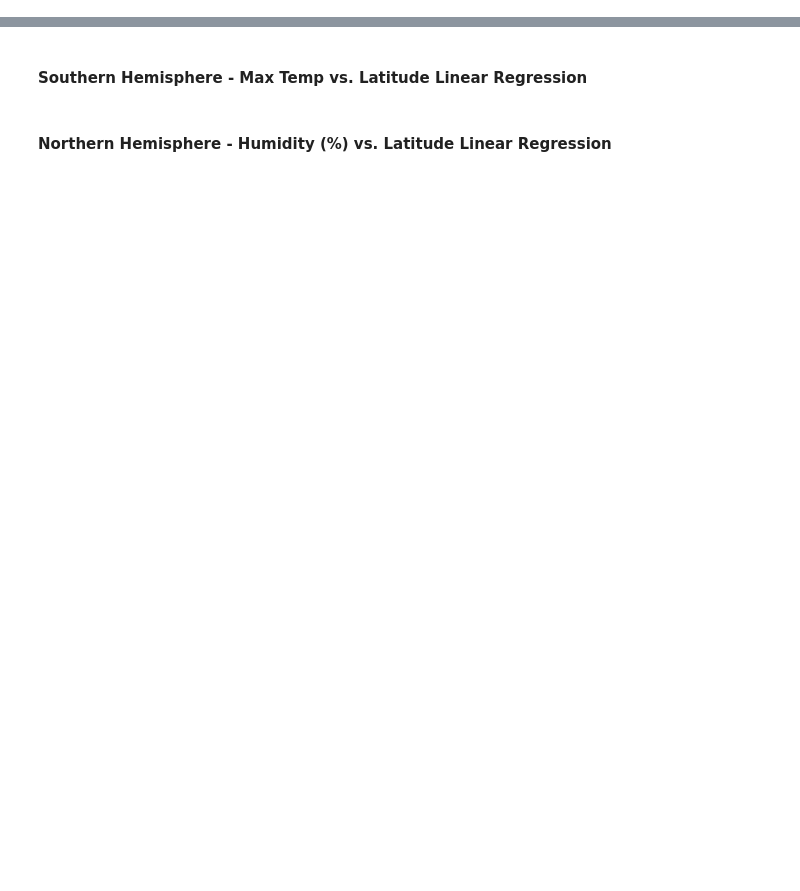
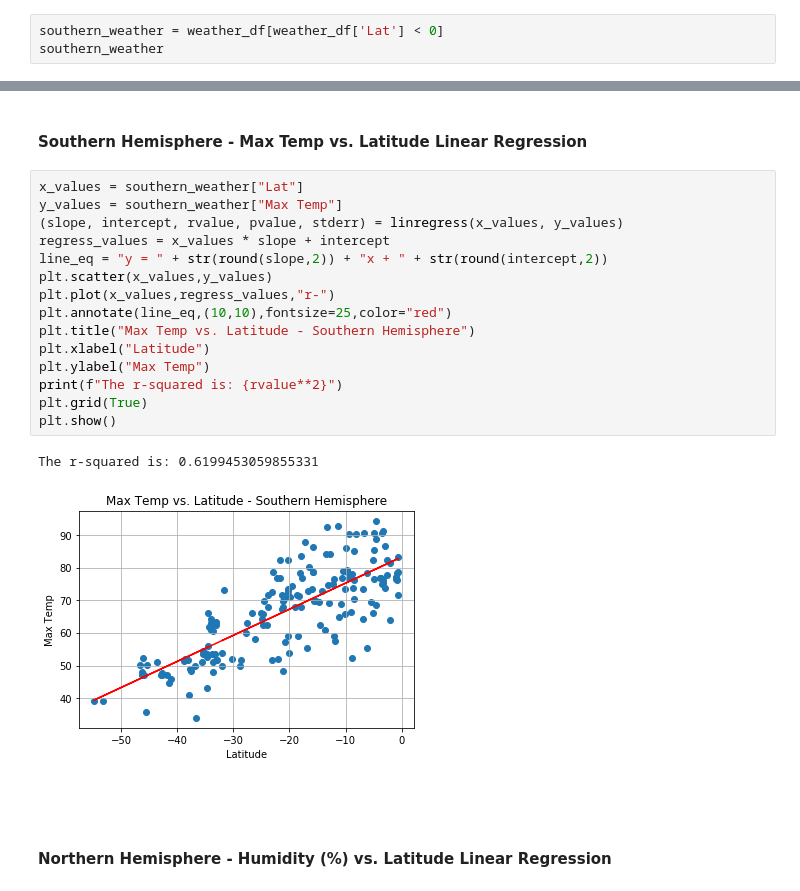
Before and after one commit to brookecrofts/WeatherPy_Analysis, a Jupyter notebook: WeatherPy/WeatherPy.ipynb, the cells around one changed output, grey strips where cells are left out. Saved outputs shown, nothing was run; the diff lists cells and outputs as text; blank space fills up the shorter version.

```diff
--- a/WeatherPy/WeatherPy.ipynb
+++ b/WeatherPy/WeatherPy.ipynb
@@ -247,0 +271,3 @@ weather_df['']
+# %%
+southern_weather = weather_df[weather_df['Lat'] < 0]
+southern_weather
@@ -267,4 +308,22 @@ plt.show()
 # %% [markdown]
 ####  Southern Hemisphere - Max Temp vs. Latitude Linear Regression
+# %%
+x_values = southern_weather["Lat"]
+y_values = southern_weather["Max Temp"]
+(slope, intercept, rvalue, pvalue, stderr) = linregress(x_values, y_values)
+regress_values = x_values * slope + intercept
+line_eq = "y = " + str(round(slope,2)) + "x + " + str(round(intercept,2))
+plt.scatter(x_values,y_values)
+plt.plot(x_values,regress_values,"r-")
+plt.annotate(line_eq,(10,10),fontsize=25,color="red")
+plt.title("Max Temp vs. Latitude - Southern Hemisphere")
+plt.xlabel("Latitude")
+plt.ylabel("Max Temp")
+print(f"The r-squared is: {rvalue**2}")
+plt.grid(True)
+plt.show()
+# %% [output]
+The r-squared is: 0.6199453059855331
+[figure, added]
 # %% [markdown]
 ####  Northern Hemisphere - Humidity (%) vs. Latitude Linear Regression
```
Also changed, not shown: parts of 19 cells of this notebook, 1 other file.
